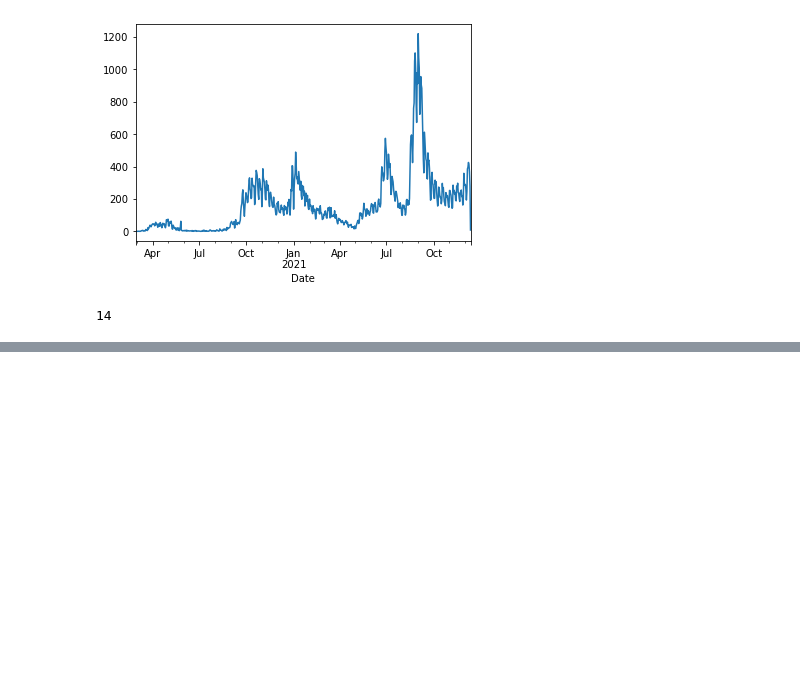
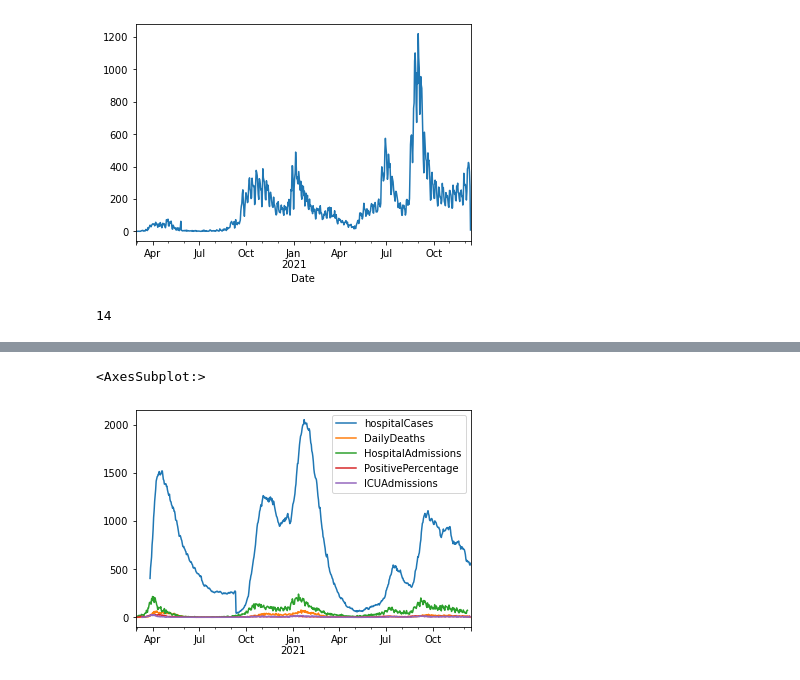
Before and after one commit to nowaycomputer/scotvid, a Jupyter notebook: dev/Scotvid.ipynb, the cells around one changed output, grey strips where cells are left out. Drawn from its saved outputs; the diff is of its cells as text; code cells hidden in the pictures; blank space fills up the shorter version.

```diff
--- a/dev/Scotvid.ipynb
+++ b/dev/Scotvid.ipynb
@@ -245,0 +258,5 @@ sorted(df_local['CAName'].unique().tolist()).index('Glasgow City')
+# %%
+df_hospital=pd.read_csv('https://www.opendata.nhs.scot/dataset/b318bddf-a4dc-4262-971f-0ba329e09b87/resource/2dd8534b-0a6f-4744-9253-9565d62f96c2/download/trend_hb_20211210.csv', index_col='Date',parse_dates=True)
+gov_uk_hospital_scot=pd.read_csv('https://coronavirus.data.gov.uk/api/v1/data?filters=areaType=nation;areaName=Scotland&structure=%7B%22areaType%22:%22areaType%22,%22areaName%22:%22areaName%22,%22areaCode%22:%22areaCode%22,%22date%22:%22date%22,%22hospitalCases%22:%22hospitalCases%22%7D&format=csv',index_col='date',parse_dates=True)
+# %%
+df_hospital=df_hospital[df_hospital['HBName']=='Scotland']
@@ -245,0 +329,5 @@ sorted(df_local['CAName'].unique().tolist()).index('Glasgow City')
+# %%
+pd.concat([gov_uk_hospital_scot['hospitalCases'],df_hospital[['DailyDeaths','HospitalAdmissions','PositivePercentage','ICUAdmissions']]],axis=1).plot()
+# %% [output]
+<AxesSubplot:>
+[figure, added]
```
Also changed, not shown: parts of 19 cells of this notebook.
